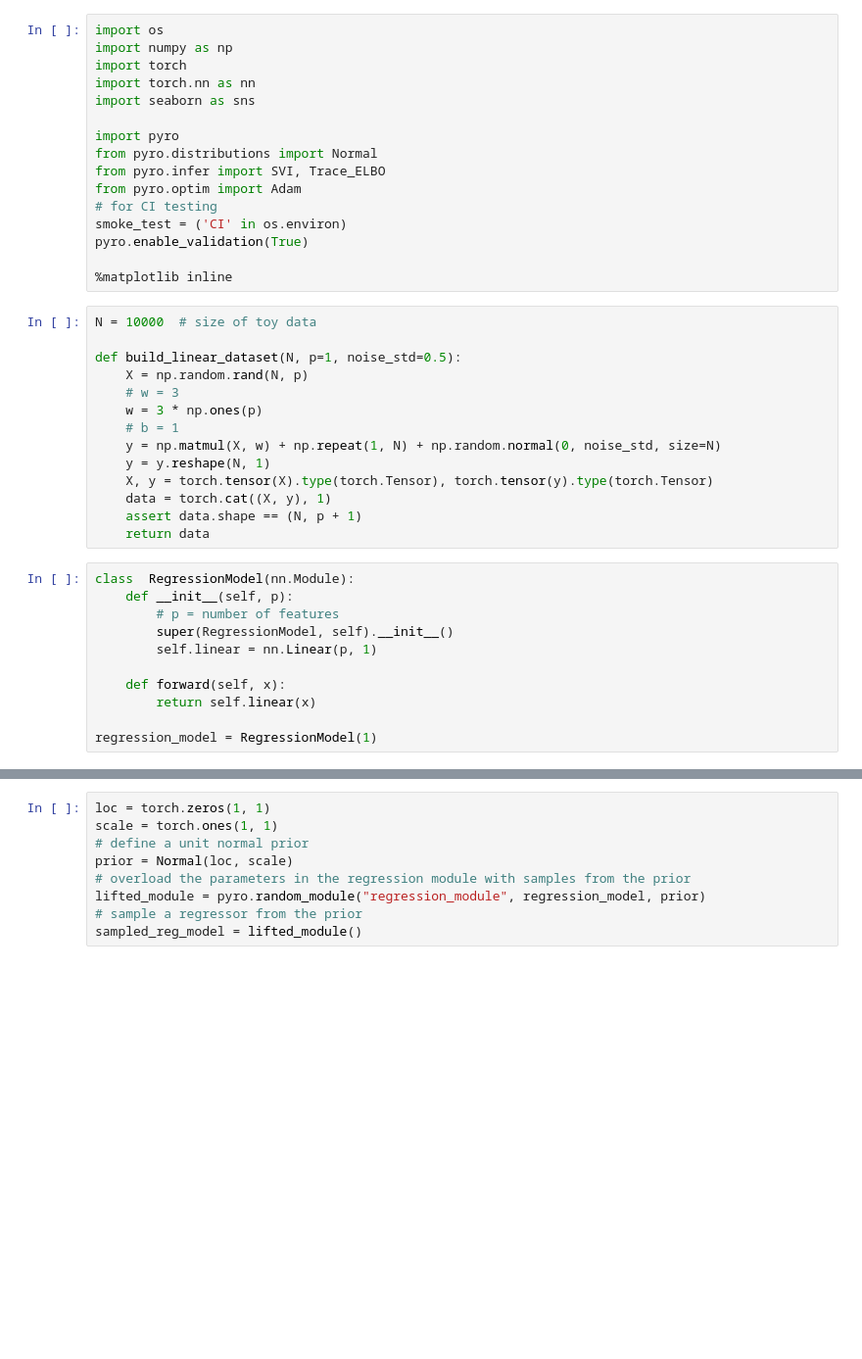
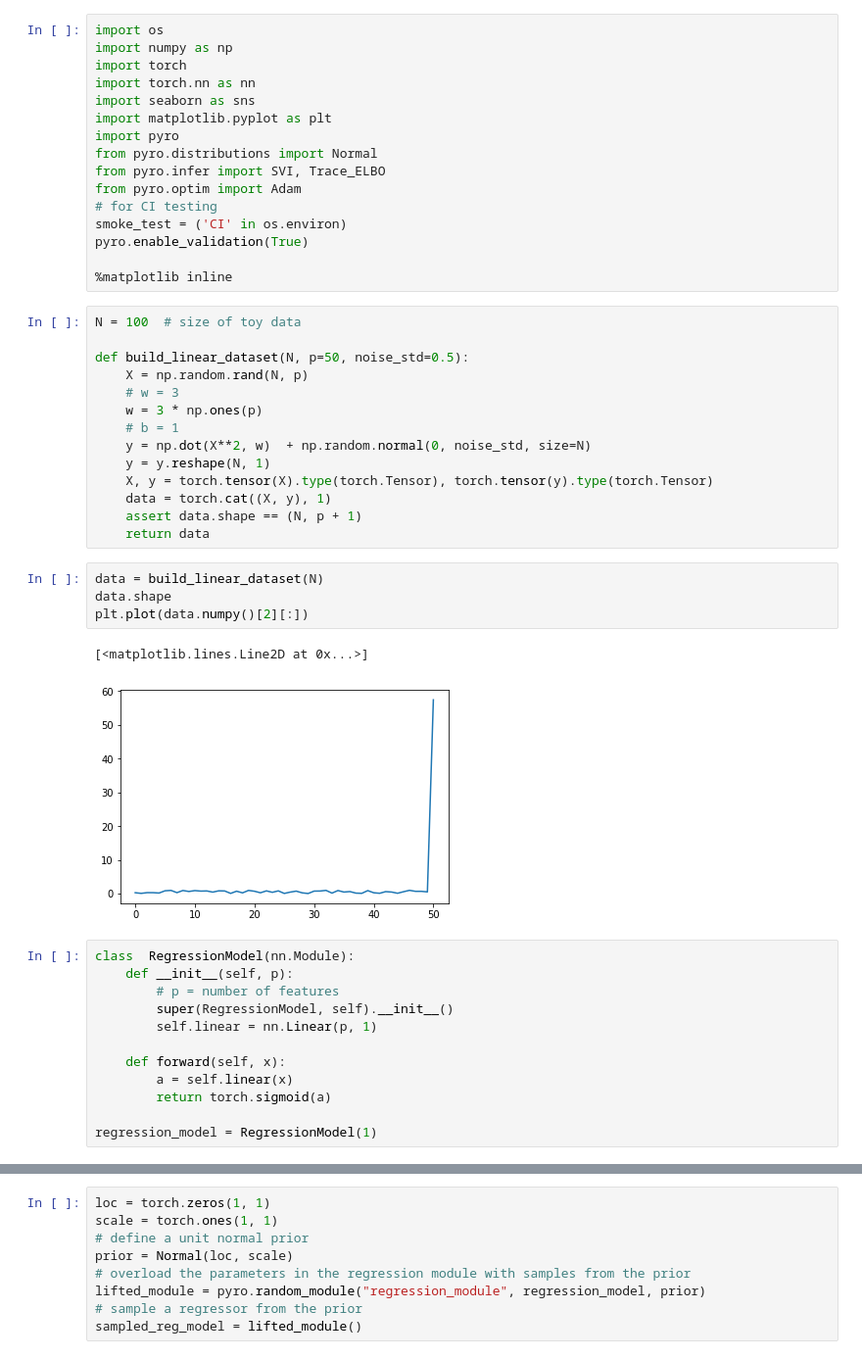
Before and after one commit to rgreen1995/Probabilistic-Programming, a Jupyter notebook: Pyro/Pyro_intro.ipynb, the cells around one changed output, grey strips where cells are left out. Shown at 98% size. Saved outputs shown, nothing was run; the diff lists cells and outputs as text; blank space fills up the shorter version.

```diff
--- a/Pyro/Pyro_intro.ipynb
+++ b/Pyro/Pyro_intro.ipynb
@@ -4,7 +4,7 @@ import numpy as np
 import torch
 import torch.nn as nn
 import seaborn as sns
-
+import matplotlib.pyplot as plt
 import pyro
 from pyro.distributions import Normal
 from pyro.infer import SVI, Trace_ELBO
@@ -15,19 +15,26 @@ pyro.enable_validation(True)
 
 %matplotlib inline
 # %%
-N = 10000  # size of toy data
+N = 100  # size of toy data
 
-def build_linear_dataset(N, p=1, noise_std=0.5):
+def build_linear_dataset(N, p=50, noise_std=0.5):
     X = np.random.rand(N, p)
     # w = 3
     w = 3 * np.ones(p)
     # b = 1
-    y = np.matmul(X, w) + np.repeat(1, N) + np.random.normal(0, noise_std, size=N)
+    y = np.dot(X**2, w)  + np.random.normal(0, noise_std, size=N)
     y = y.reshape(N, 1)
     X, y = torch.tensor(X).type(torch.Tensor), torch.tensor(y).type(torch.Tensor)
     data = torch.cat((X, y), 1)
     assert data.shape == (N, p + 1)
     return data
+# %%
+data = build_linear_dataset(N)
+data.shape
+plt.plot(data.numpy()[2][:])
+# %% [output]
+[<matplotlib.lines.Line2D at 0x...>]
+[figure, added]
 # %%
 class  RegressionModel(nn.Module):
     def __init__(self, p):
@@ -36,7 +43,8 @@ class  RegressionModel(nn.Module):
         self.linear = nn.Linear(p, 1)
 
     def forward(self, x):
-        return self.linear(x)
+        a = self.linear(x)
+        return torch.sigmoid(a)
 
 regression_model = RegressionModel(1)
 # %%
```
Also changed, not shown: parts of 2 cells of this notebook, 11 other files.
